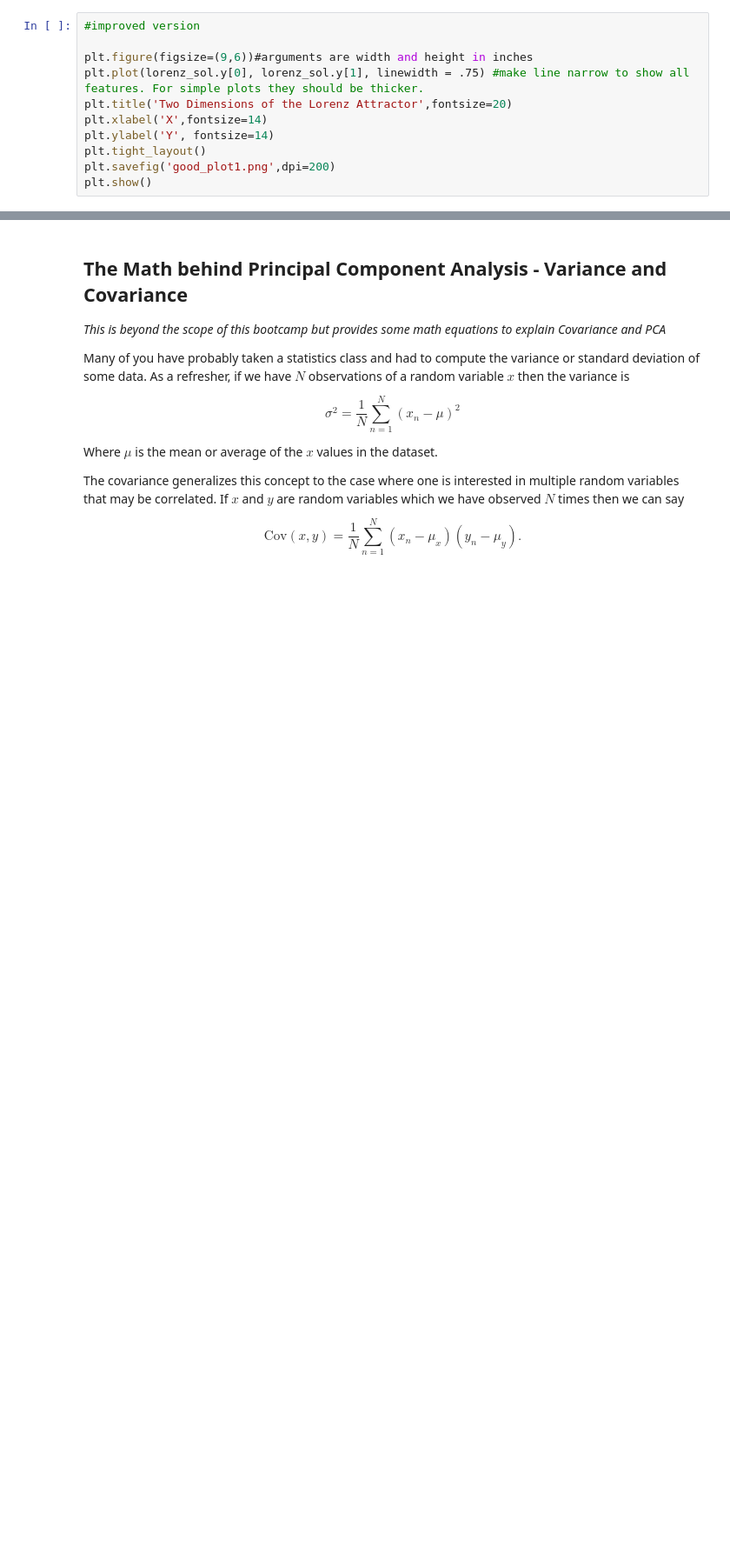
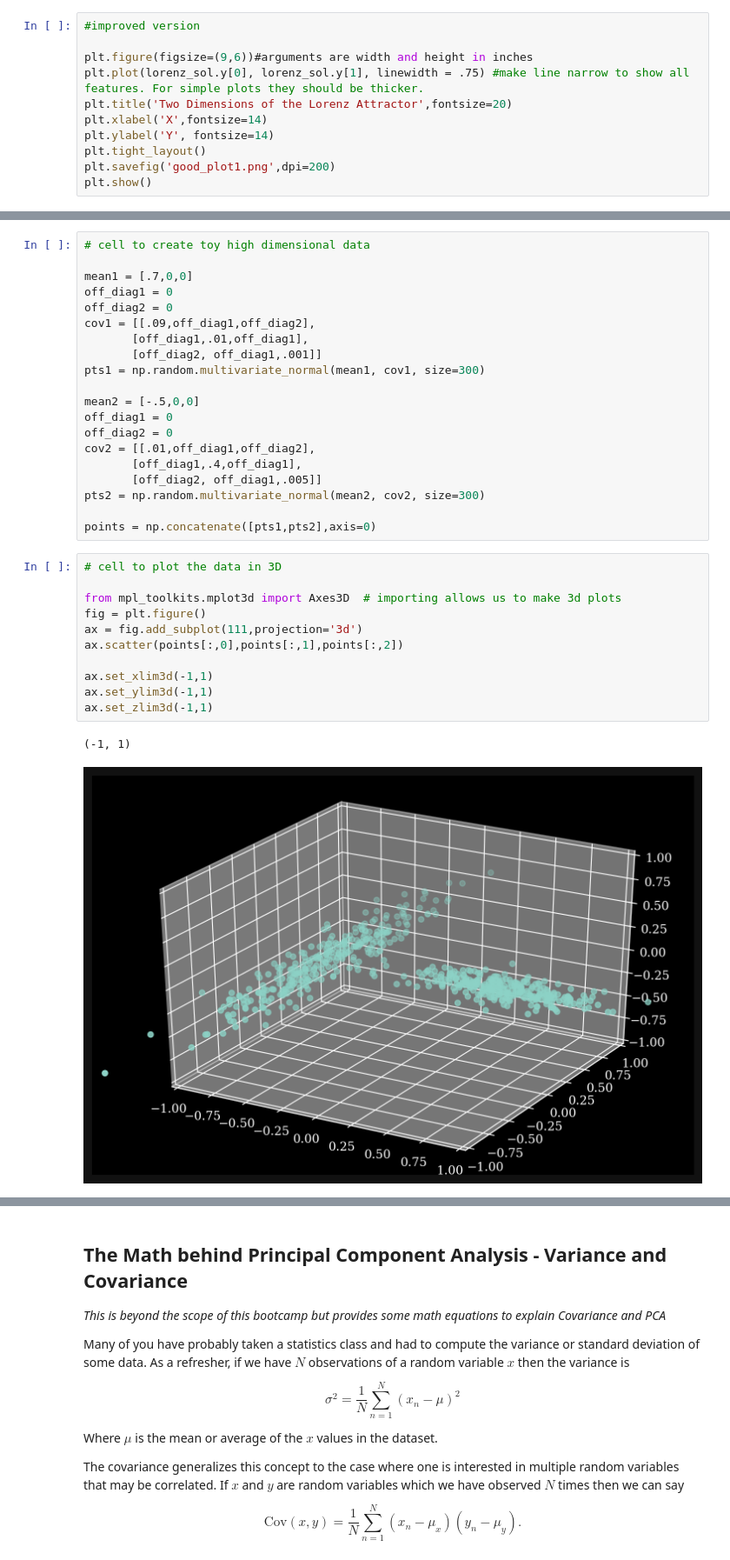
Before and after one commit to Hekstra-Lab/scientific-python-bootcamp, a Jupyter notebook: day3/day3.ipynb, the cells around one changed output, grey strips where cells are left out. Shown at 87% size. Cells and saved outputs as stored; diff of their text form; blank space fills up the shorter version.

```diff
--- a/day3/day3.ipynb
+++ b/day3/day3.ipynb
@@ -170,0 +104,34 @@ plt.show()
+# %%
+# cell to create toy high dimensional data
+
+mean1 = [.7,0,0]
+off_diag1 = 0
+off_diag2 = 0
+cov1 = [[.09,off_diag1,off_diag2],
+       [off_diag1,.01,off_diag1],
+       [off_diag2, off_diag1,.001]]
+pts1 = np.random.multivariate_normal(mean1, cov1, size=300)
+
+mean2 = [-.5,0,0]
+off_diag1 = 0
+off_diag2 = 0
+cov2 = [[.01,off_diag1,off_diag2],
+       [off_diag1,.4,off_diag1],
+       [off_diag2, off_diag1,.005]]
+pts2 = np.random.multivariate_normal(mean2, cov2, size=300)
+
+points = np.concatenate([pts1,pts2],axis=0)
+# %%
+# cell to plot the data in 3D
+
+from mpl_toolkits.mplot3d import Axes3D  # importing allows us to make 3d plots
+fig = plt.figure()
+ax = fig.add_subplot(111,projection='3d')
+ax.scatter(points[:,0],points[:,1],points[:,2])
+
+ax.set_xlim3d(-1,1)
+ax.set_ylim3d(-1,1)
+ax.set_zlim3d(-1,1)
+# %% [output]
+(-1, 1)
+[figure, added]
```
Also changed, not shown: parts of 26 cells of this notebook.
